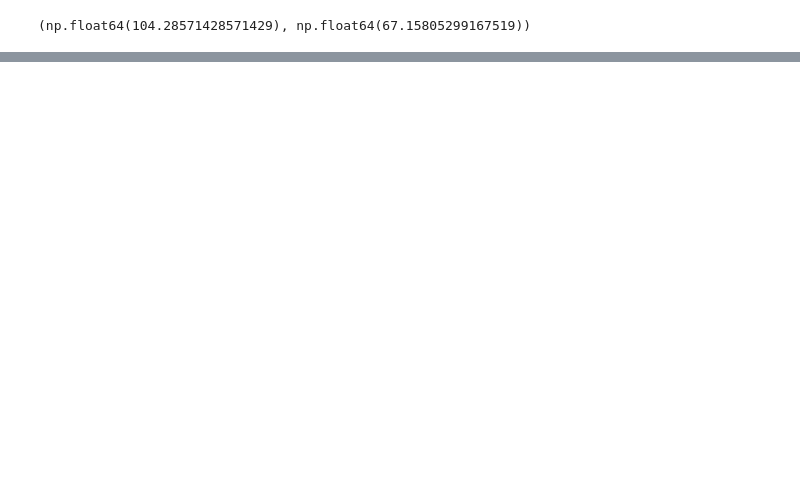
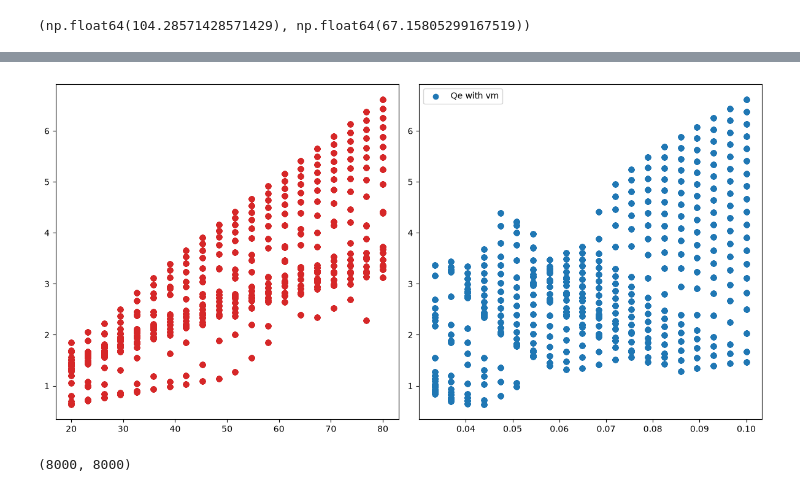
Before and after one commit to Tinonturja/Catkin_Biofilm_Adsorption, a Jupyter notebook: labaratory.ipynb, the cells around one changed output, grey strips where cells are left out. Cells and saved outputs as stored; diff of their text form; code cells hidden in the pictures; blank space fills up the shorter version.

```diff
--- a/labaratory.ipynb
+++ b/labaratory.ipynb
@@ -1348,0 +1337,18 @@ def training(epochs:int,
+# %%
+trial_qe = trial_dataset.calculating_qe(n_iter = 10,
+                             inverse_n = 0.65,
+                             k_f = 1.2)
+trial_qe[0].item()
+trial_qe_values= [f.item() for f in trial_qe]
+fig, axes = plt.subplots(1, 2, figsize = (12,6))
+axes[0].scatter(x = trial_dataset.Co,y = trial_qe_values, label = 'Qe with concentration', color = 'tab:red')
+axes[1].scatter(x = trial_dataset.vm,y = trial_qe_values, label = 'Qe with vm', color = "tab:blue")
+plt.legend()
+plt.tight_layout()
+plt.show()
+# %% [output]
+[figure, added]
+# %%
+trial_qe.shape[0], len(trial_qe_values)
+# %% [output]
+(8000, 8000)
```
Also changed, not shown: parts of 15 cells of this notebook, 1 other file.
